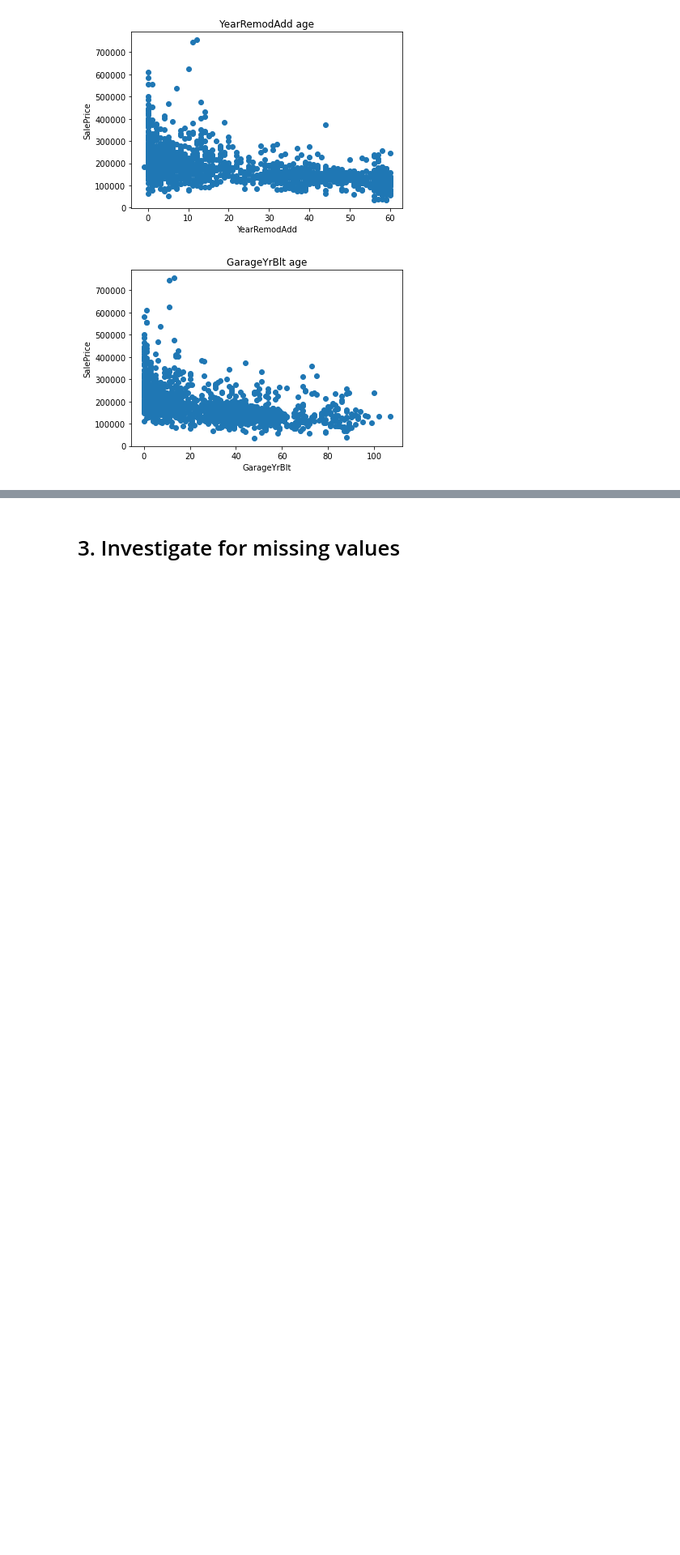
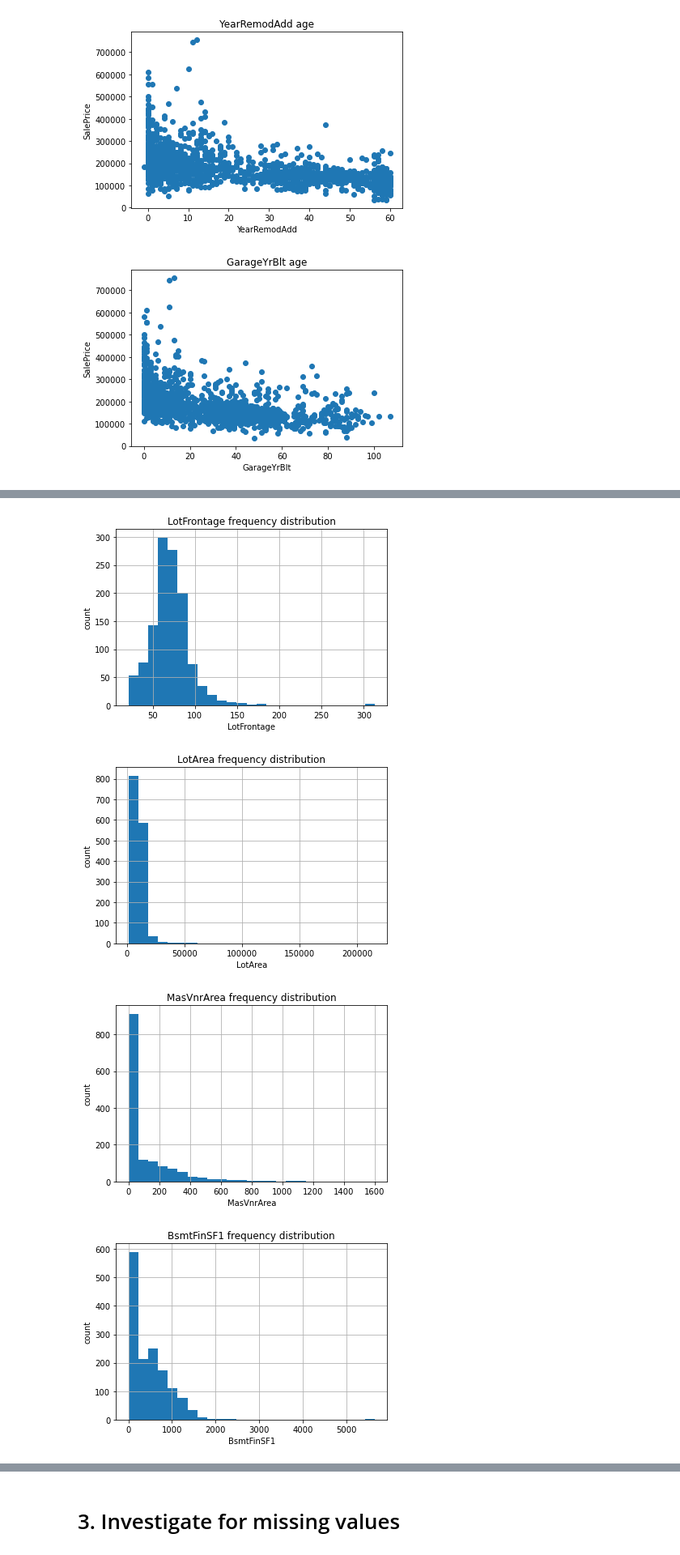
Before and after one commit to hantablack9/House-Price-Prediction-kaggle, a Jupyter notebook: house-price-prediction-ames-dataset.ipynb, the cells around one changed output, grey strips where cells are left out. Shown at 81% size. Saved outputs shown, nothing was run; the diff lists cells and outputs as text; code cells hidden in the pictures; blank space fills up the shorter version.

```diff
--- a/house-price-prediction-ames-dataset.ipynb
+++ b/house-price-prediction-ames-dataset.ipynb
@@ -183,0 +250,3 @@ As expected, there seems to be some decreasing linear trend between the age of v
+# %%
+continuous_feature = [feature for feature in num_features if feature not in discrete_features+year_features]
+print(f'Continuous feature count is {len(continuous_feature)}')
@@ -183,0 +274,14 @@ As expected, there seems to be some decreasing linear trend between the age of v
+# %%
+# Lets see the distribution of continuous variables with histograms
+for feature in continuous_feature:
+    df =df_tr.copy()
+    df[feature].hist(bins=25)
+    plt.xlabel(feature)
+    plt.ylabel('count')
+    plt.title(feature + ' frequency distribution')
+    plt.show()
+# %% [output]
+[figure, added]
+[figure, added]
+[figure, added]
+[figure, added]
```
Also changed, not shown: parts of 17 cells of this notebook.
